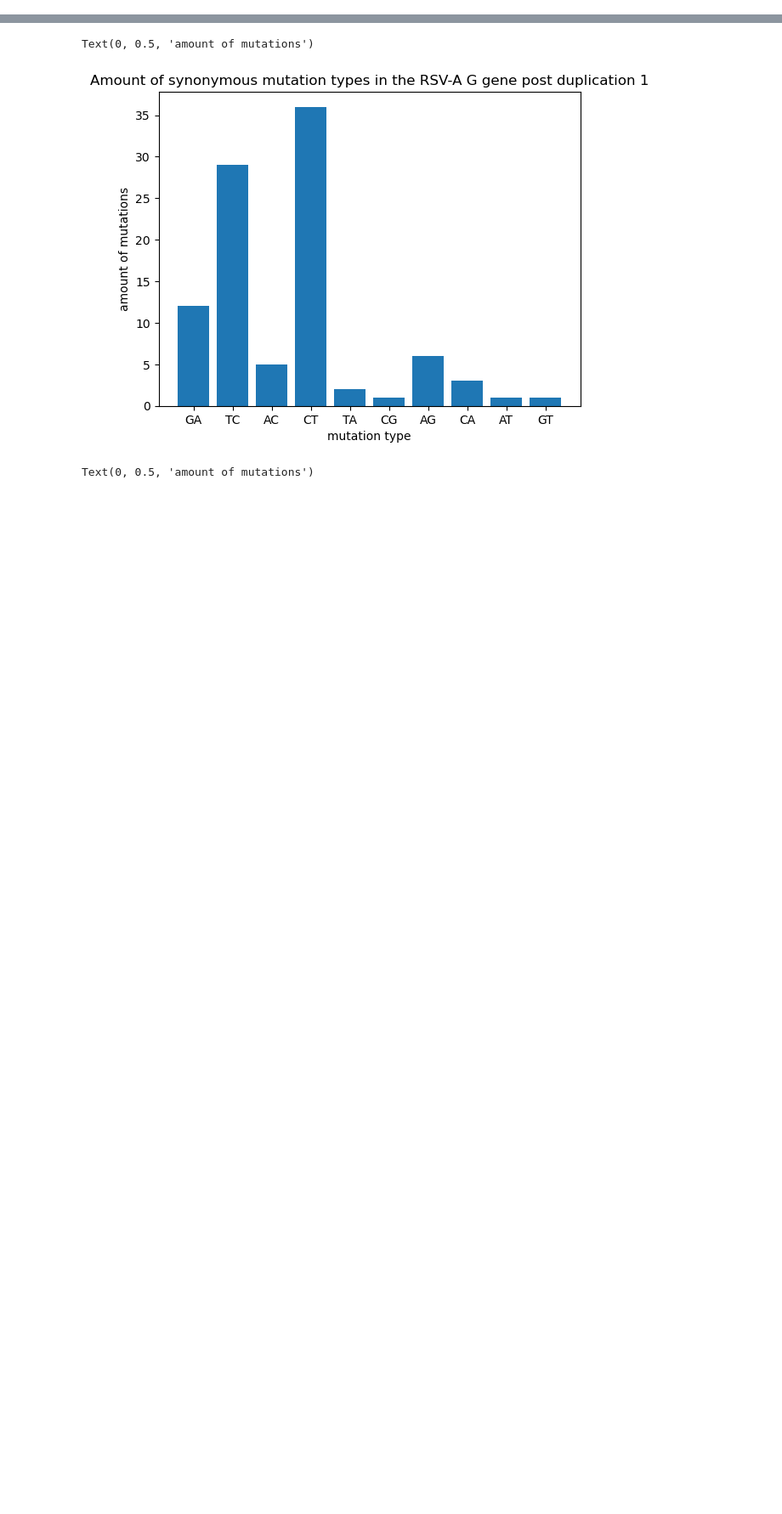
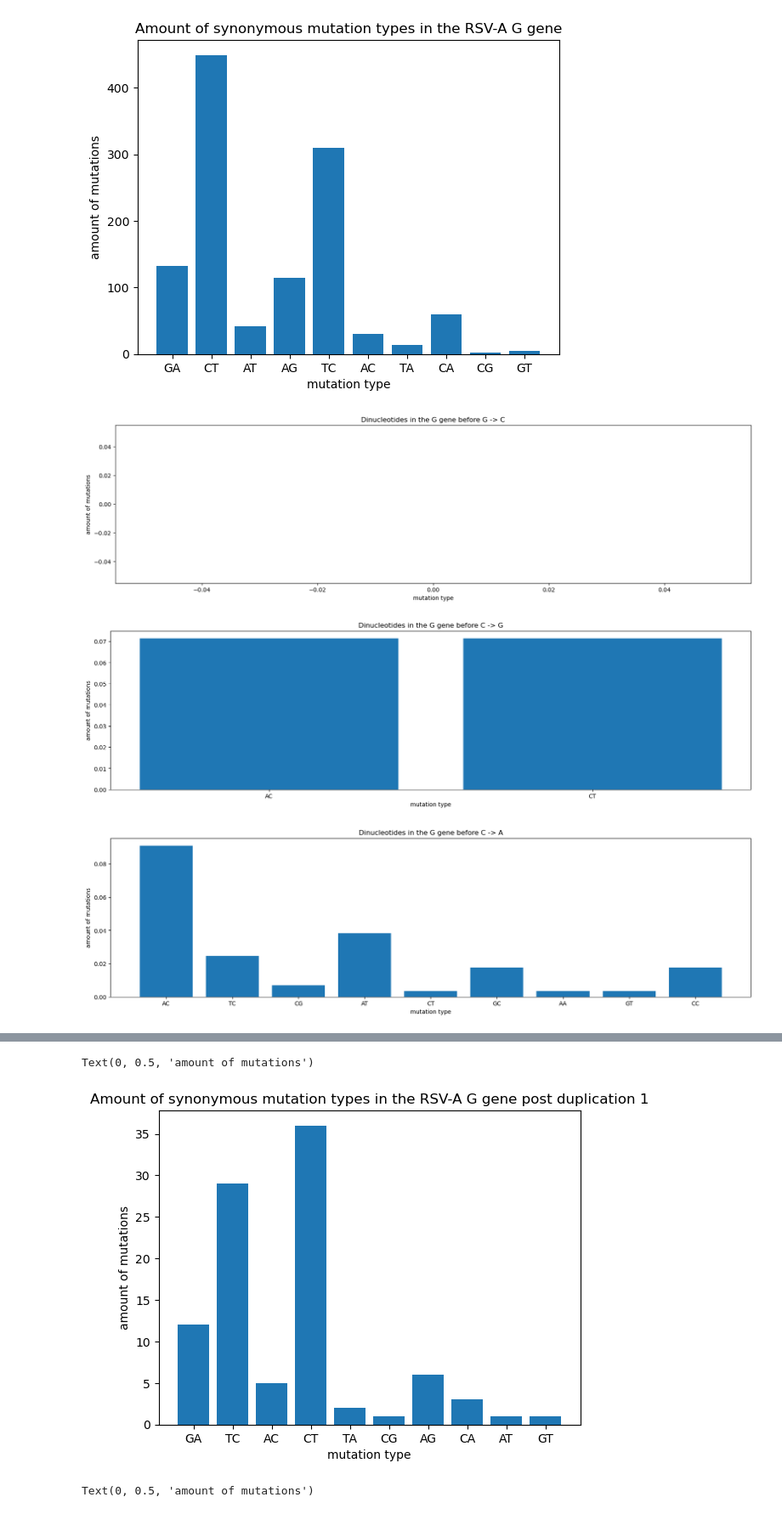
Before and after one commit to LauraU123/mutation_patterns, a Jupyter notebook: all_mutations.ipynb, the cells around one changed output, grey strips where cells are left out. Shown at 85% size. Drawn from its saved outputs; the diff is of its cells as text; code cells hidden in the pictures; blank space fills up the shorter version.

```diff
--- a/all_mutations.ipynb
+++ b/all_mutations.ipynb
@@ -368,0 +156,74 @@ def non_synonymous_or_synonymous(aa_muts, nt_muts):
+# %%
+G_muts = []
+G_only_muts = defaultdict(list)
+#mut_in_gene = defaultdict(list)
+with open ("data/rsv_a_genome.json") as file_:
+    f = json.load(file_)
+    mut_by_node = mutation_recursive(f['tree'])
+    for node, muts in mut_by_node.items():
+        for m in muts:
+            if int(m[1:-1]) in range(int(gene_cds["G"][0]), int(gene_cds["G"][-1])+1):
+                G_muts.append(f'{m[0]}{m[-1]}')
+                G_only_muts[node].append(m)
+for_graph = Counter(G_muts)
+plt.bar(for_graph.keys(), for_graph.values())
+plt.title("Amount of synonymous mutation types in the RSV-A G gene")
+plt.xlabel("mutation type")
+plt.ylabel("amount of mutations")
+
+# dinucleotides
+all_dinucleotides = []
+aligned_for_tree = SeqIO.parse("data/reconstructed_sequences.fasta", "fasta")
+for entry in aligned_for_tree:
+    for i in G_only_muts[entry.id]:
+        location_of_interest = int(i[1:-1])
+        dinucleotide_and_mut = entry.seq[location_of_interest-3:location_of_interest-1] + f'{i[0]}{i[-1]}'
+        all_dinucleotides.append(str(dinucleotide_and_mut))
+
+
+gc_list, cg_list, ca_list, ct_list, ga_list, ag_list, tc_list, gt_list, at_list, ac_list, ta_list, tg_list = ([] for i in range(12))
+for item_ in all_dinucleotides:
+    if "-" not in item_:
+        if item_[2:] == "GC": gc_list.append(item_)
+        if item_[2:] == "CG": cg_list.append(item_)
+        if item_[2:] == "GA": ga_list.append(item_)
+        if item_[2:] == "AG": ag_list.append(item_)
+        if item_[2:] == "CA": ca_list.append(item_)
+        if item_[2:] == "CT": ct_list.append(item_)
+        if item_[2:] == "TC": tc_list.append(item_)
+        if item_[2:] == "GT": gt_list.append(item_)
+        if item_[2:] == "TG": tg_list.append(item_)
+        if item_[2:] == "AT": at_list.append(item_)
+        if item_[2:] == "TA": ta_list.append(item_)
+        if item_[2:] == "AC": ac_list.append(item_)
+        if item_[2:] == "AG": ag_list.append(item_)
+
+dinucl_counter = Counter(all_dinucleotides)
+gc_counter = Counter(gc_list)
+cg_counter = Counter(cg_list)
+ca_counter = Counter(ca_list)
+ct_counter = Counter(ct_list)
+ga_counter = Counter(ga_list)
+ag_counter = Counter(ag_list)
+tc_counter = Counter(tc_list)
+gt_counter = Counter(gt_list)
+at_counter = Counter(at_list)
+ac_counter = Counter(ac_list)
+ta_counter = Counter(ta_list)
+tg_counter = Counter(tg_list)
+
+counters = [gc_counter, cg_counter, ca_counter, ct_counter,ga_counter, ag_counter, tc_counter, gt_counter, at_counter, ac_counter, ta_counter, tg_counter]
+type_= ["GC", "CG", "CA", "CT", "GA", "AG", "TC", "GT", "AT", "AC", "TA", "TG"]
+
+for (i,counter_), typ in zip(enumerate(counters), type_):
+    plt_1 = plt.figure(figsize=(20, 5))
+    for mut, freq in all_mut_freq.items():
+        if mut == typ:
+            values_weighed = [val/freq for val in counter_.values()]
+            dinucl = [key[:2] for key in counter_.keys()]
+            plt.bar(dinucl, values_weighed)
+            plt.title(f"Dinucleotides in the G gene before {typ[0]} -> {typ[1]}")
+            plt.xlabel("mutation type")
+            plt.ylabel("amount of mutations")
+plt.show()
+# %% [output]
@@ -368,0 +242,4 @@ def non_synonymous_or_synonymous(aa_muts, nt_muts):
+[figure, added]
+[figure, added]
+[figure, added]
+[figure, added]
```
Also changed, not shown: parts of 8 cells of this notebook.
